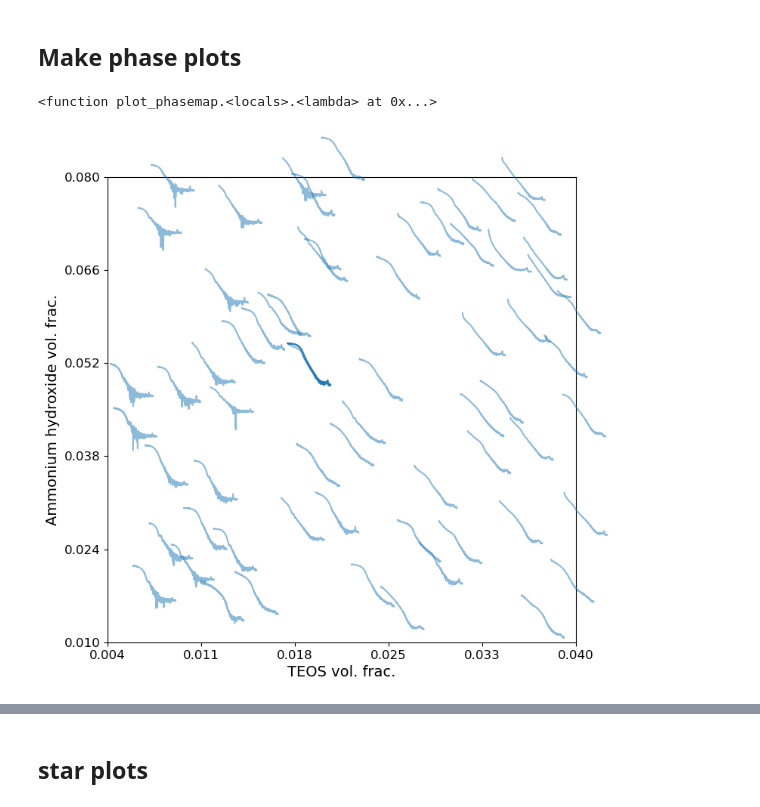
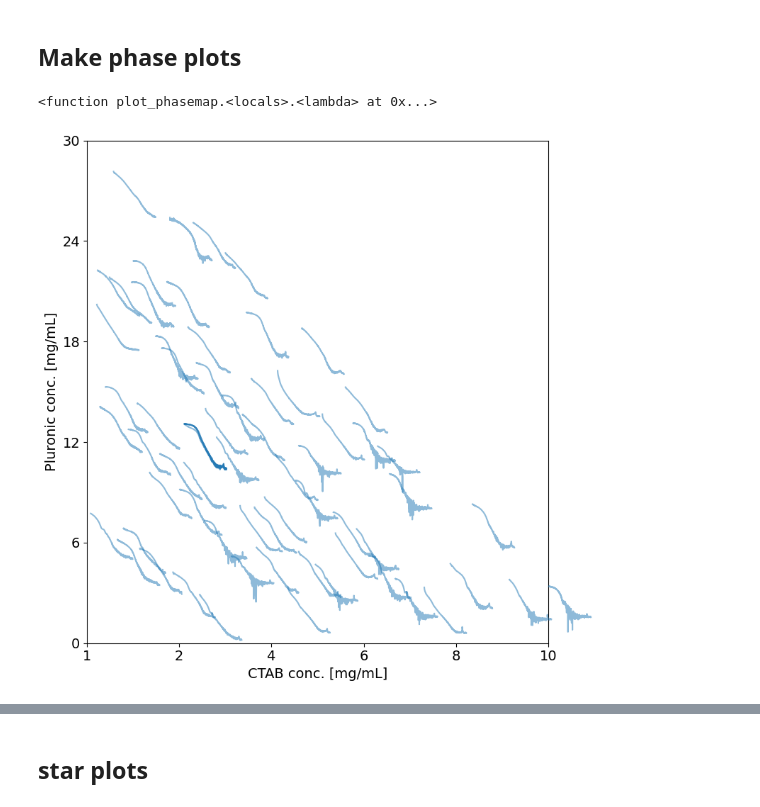
Before and after one commit to pozzo-research-group/silica-np-synthesis, a Jupyter notebook: APS_data_analysis/APS_EDA.ipynb, the cells around one changed output, grey strips where cells are left out. Saved outputs shown, nothing was run; the diff lists cells and outputs as text; code cells hidden in the pictures.

```diff
--- a/APS_data_analysis/APS_EDA.ipynb
+++ b/APS_data_analysis/APS_EDA.ipynb
@@ -11,6 +11,3 @@ import sys
 sys.path.append('../../silica_opt_insilico/src/silica_opt_insilico/')
 import pd_utils
 import matplotlib.ticker as ticker
-# %%
-q = np.logspace(-5, 1)
-I = q**-1
@@ -25,7 +17,7 @@ plt.loglog(q, I)
 with open('../APS/Mesoporous_constants_APS_batch.json', 'rt') as f:
     constants = json.load(f)
 # %%
-data_fp = "/mnt/c/Users/bgpel/My Drive/Research/PozzoResearchGroup/APS_Beamtime_Sp25/BatchSamplesData/Reduced_ascii_4_2_25_etohblank"
+data_fp = "/mnt/c/Users/bgpel/My Drive/Research/PozzoResearchGroup/APS_Beamtime_Sp25/BatchSamplesData/Reduced_ascii_4_"
 # %%
 paths = os.listdir(data_fp)
 # %%
@@ -171,15 +139,3 @@ for sample in sobolbatch_samples.values():
 os.getcwd()
 # %% [output]
 '/home/bgpelkie/Code/silica-np-synthesis/APS_data_analysis'
-# %%
-with PdfPages('APS_batch_scattering.pdf') as pdf:
-    for sample_uid, data in sobolbatch_samples.items():
-        fig, ax = plt.subplots()
-        q = data['data']['Qvector_A']
-        I = data['data']['Intensity']
-        ax.loglog(q, I)
-
-        ax.set_xlabel('q [1/A]')
-        ax.set_title(data['sample_name'])
-        pdf.savefig()
-        plt.close()
@@ -206,8 +249,8 @@ upper_bounds = [constants['TEOS']['maximum_volume_fraction'],
                 constants['f127']['maximum_mass'],
                 constants['water']['maximum_volume_fraction']]
 # %%
-x_ind = 0
-y_ind = 1
+x_ind = 3
+y_ind = 4
 
 
 names = ['teos_vf', 'ammonia_vf', 'ethanol_vf', 'ctab_mass', 'F127_mass', 'water_vf']
@@ -258,40 +301,48 @@ for uuid_val, sample in sobolbatch_samples.items():
 s = np.array(s)
 
 pd_utils.plot_phasemap(bounds, ax, c_1, s)
 #pd_utils.plot_phasemap(bounds_2, ax[1], c_2, s, colors = colors_2)
 
 
-#ax.set_xlabel(f'CTAB conc. [mg/mL]', size = 14)
-#ax.set_ylabel(f'Pluronic conc. [mg/mL]', size = 14)
+ax.set_xlabel(f'CTAB conc. [mg/mL]', size = 14)
+ax.set_ylabel(f'Pluronic conc. [mg/mL]', size = 14)
 
-ax.set_xlabel(f'TEOS vol. frac.', size = 14)
-ax.set_ylabel(f'Ammonium hydroxide vol. frac.', size = 14)
+#ax.set_xlabel(f'TEOS vol. frac.', size = 18)
+#ax.set_ylabel(f'Ammonium hydroxide vol. frac.', size = 18)
 
-plt.xticks(fontsize=12)  # Set x-axis tick labels size
-plt.yticks(fontsize=12)  # Set y-axis tick labels size
+#ax.set_xlabel(f'Ethanol vol. frac.', size = 18)
+#ax.set_ylabel(f'Water vol. frac.', size = 18)
+
+
+#ax.set_xlabel(f'CTAB conc. [mg/mL]', size = 18)
+#ax.set_ylabel(f'Pluronic conc. [mg/mL]', size = 18)
+
+plt.xticks(fontsize=14)  # Set x-axis tick labels size
+plt.yticks(fontsize=14)  # Set y-axis tick labels size
 #ax[1].set_xlabel('TEOS volume fraction')
 #ax[1].set_ylabel('Ammonia volume fraction')
 
 #cmap_name = 'viridis'
 #norm = mcolors.Normalize(vmin=y_2_min, vmax=y_2_max)
 #norm2 = mcolors.Normalize(vmin=y_min, vmax = y_max)
 #cmap = cm.get_cmap(cmap_name)
 #cmap2 = cm.get_cmap(cmap_name)
 
 #cbar = fig.colorbar(cm.ScalarMappable(norm=norm, cmap=cmap), ax=ax[0])
 #cbar2 = fig.colorbar(cm.ScalarMappable(norm=norm2, cmap = cmap2), ax = ax[1])
 
 #cbar.set_label(y_2_key)
 #cbar2.set_label(y_key)
 
 #ax.xaxis.set_major_formatter(ticker.FuncFormatter(lambda x, _: f'{(x):.2f}'))
 #ax.yaxis.set_major_formatter(ticker.FuncFormatter(lambda y, _: f'{(y):.2f}'))
 #ax.set_xticklabels([(tick) for tick in ax.get_xticks()])
 #ax.set_yticklabels([int(tick) for tick in ax.get_yticks()])
-#ax.set_xticklabels([int(float(t.get_text())/10) for t in ax.get_xticklabels()])
-#ax.set_yticklabels([int(float(t.get_text())/10) for t in ax.get_yticklabels()])
+ax.set_xticklabels([int(float(t.get_text())/10) for t in ax.get_xticklabels()])
+ax.set_yticklabels([int(float(t.get_text())/10) for t in ax.get_yticklabels()])
 #fig.suptitle(plot_title)
-plt.savefig('Phaseplot_APS_TEOSammonia.png', dpi = 300)
+plt.tight_layout()
+plt.savefig('Phaseplot_APS_CTABF127.png', dpi = 300)
 # %% [output]
 <function plot_phasemap.<locals>.<lambda> at 0x...>
-[figure, old version]
+[figure, new version]
```
Also changed, not shown: parts of 8 cells of this notebook, 5 other files.
